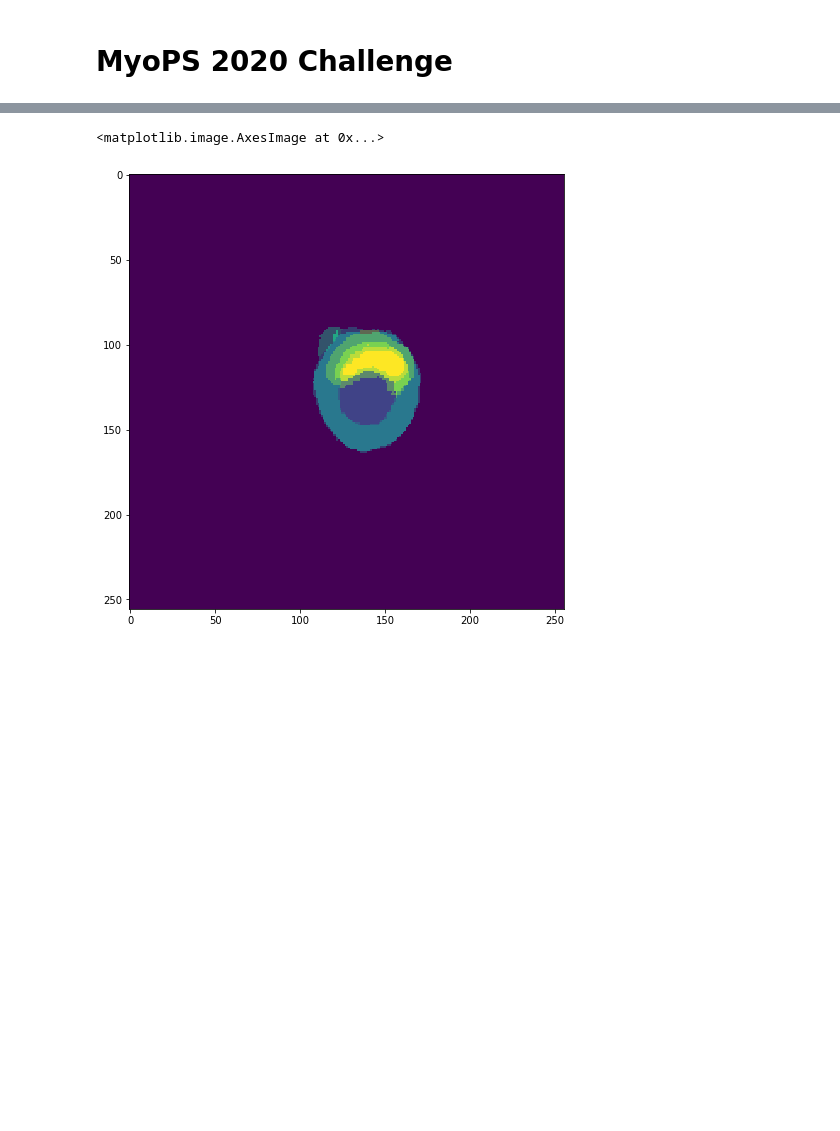
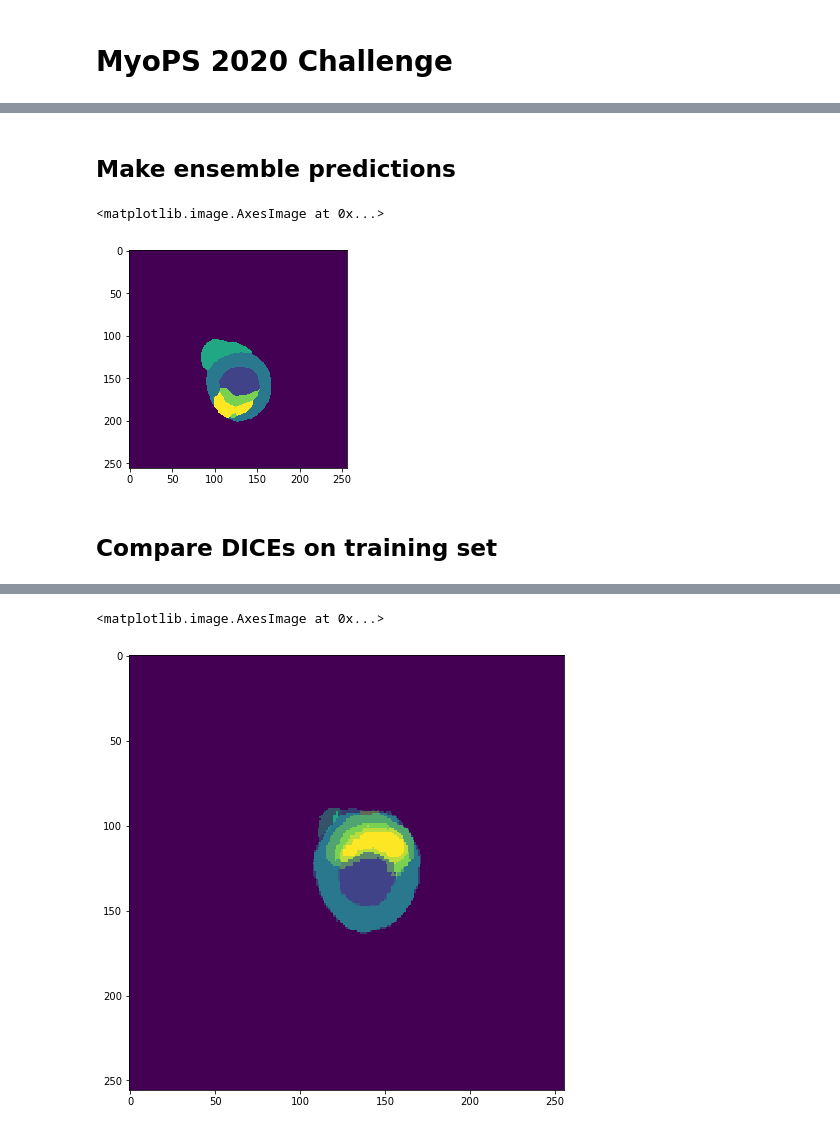
Before and after one commit to chfc-cmi/miccai2020-myops, a Jupyter notebook: code/12_compare_predictions.ipynb, the cells around one changed output, grey strips where cells are left out. Drawn from its saved outputs; the diff is of its cells as text; code cells hidden in the pictures; blank space fills up the shorter version.

```diff
--- a/code/12_compare_predictions.ipynb
+++ b/code/12_compare_predictions.ipynb
@@ -8,0 +29,15 @@ from pathlib import Path
+# %% [markdown]
+## Make ensemble predictions
+# %%
+def make_ensemble_pred(ce_file_name):
+    f = ce_file_name
+    # no softmax for ce predictions
+    summary_pred = torch.load(f)
+    for i in ['multi_patho.35_full', 'multi_edema.4_full', 'multi_scar.4_full']:
+        summary_pred += torch.load(f.replace('multi_ce_full',i)).softmax(dim=0)
+    # add class specific predictions
+    summary_pred[4] += torch.load(f.replace('multi_ce_full','t2_edemaOnly.8_full')).softmax(dim=0)[1]
+    summary_pred[5] += torch.load(f.replace('multi_ce_full','lge_scarOnly.8_full')).softmax(dim=0)[1]
+    # normalize
+    summary_pred = summary_pred/torch.Tensor([4,4,4,4,5,5]).view(-1,1,1)
+    return summary_pred
@@ -8,0 +70,7 @@ from pathlib import Path
+# %%
+plt.imshow(make_ensemble_pred('../pred/multi_ce_full/raw/120-orig-1.pt').argmax(dim=0))
+# %% [output]
+<matplotlib.image.AxesImage at 0x...>
+[figure, added]
+# %% [markdown]
+## Compare DICEs on training set
```
Also changed, not shown: parts of 25 cells of this notebook, 5 other files.
